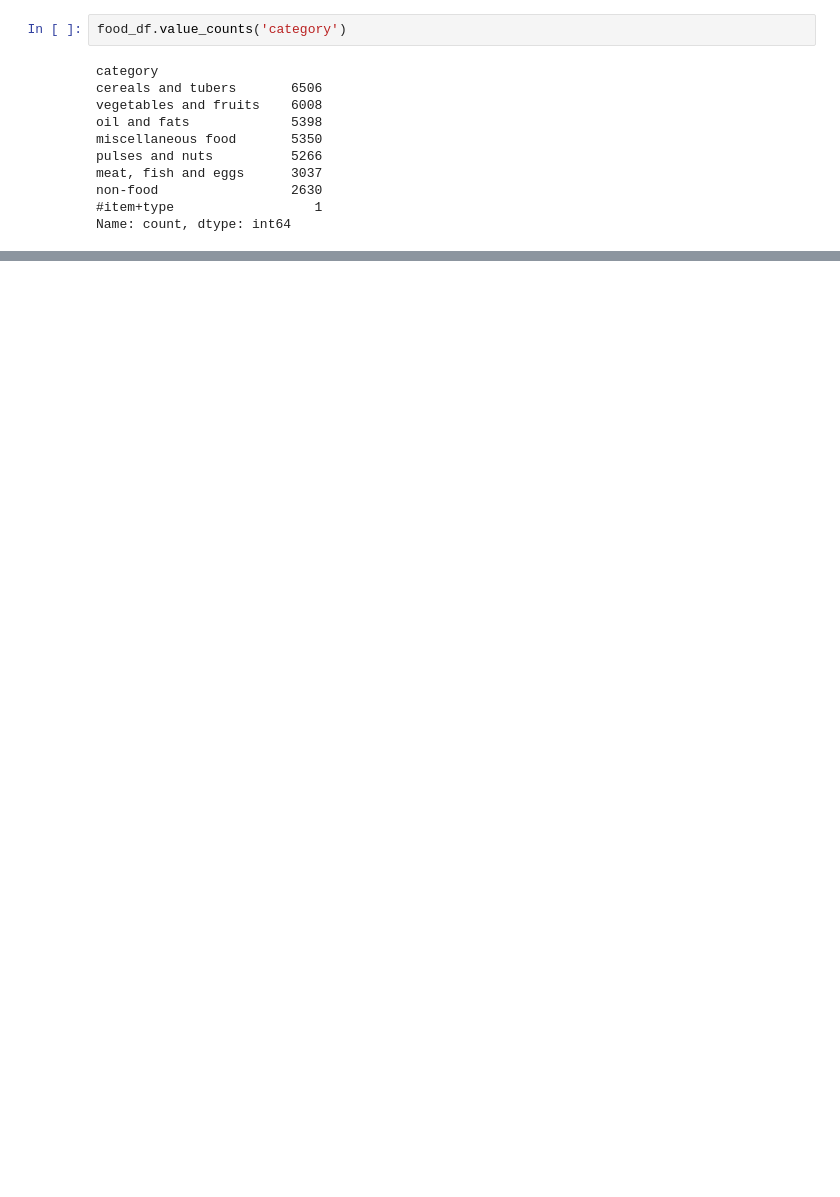
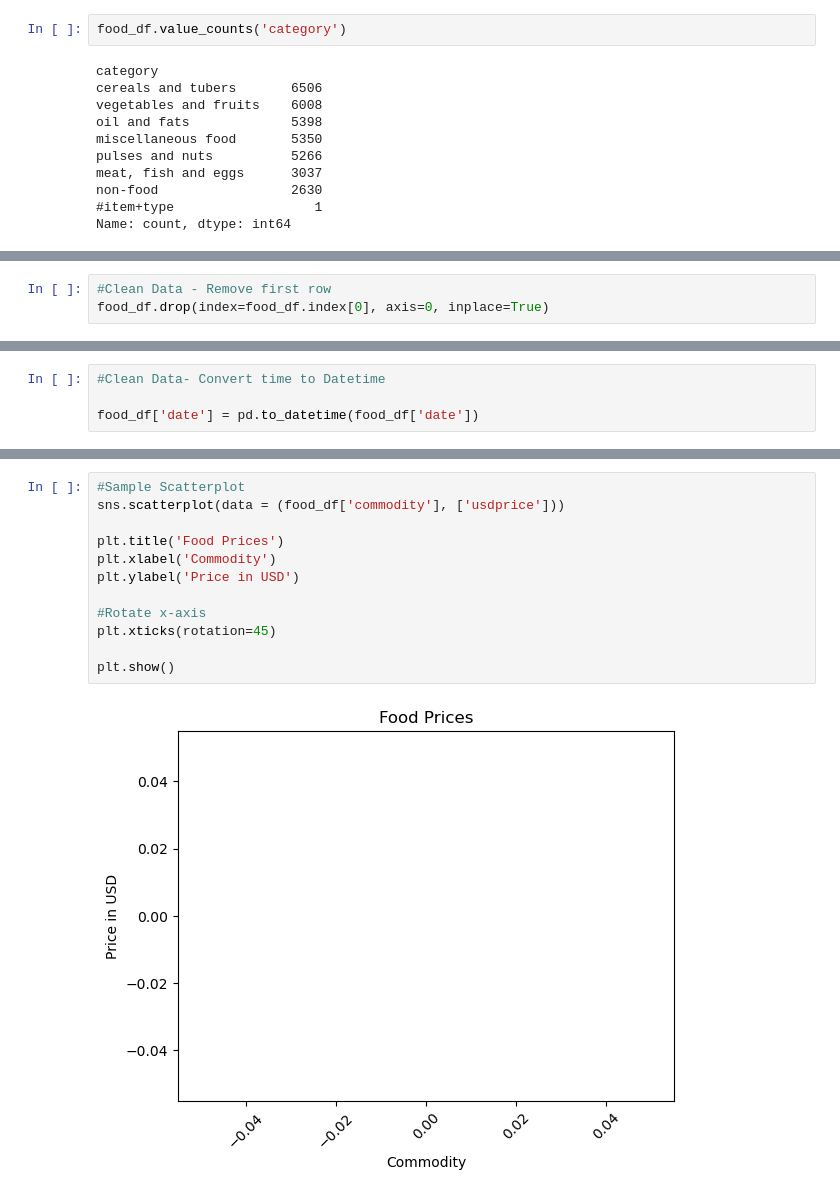
Before and after one commit to cat-mang/Myanmar_Food, a Jupyter notebook: notebooks/eda.ipynb, the cells around one changed output, grey strips where cells are left out. Saved outputs shown, nothing was run; the diff lists cells and outputs as text; blank space fills up the shorter version.

```diff
--- a/notebooks/eda.ipynb
+++ b/notebooks/eda.ipynb
@@ -101,0 +112,3 @@ Name: count, dtype: int64
+# %%
+#Clean Data - Remove first row
+food_df.drop(index=food_df.index[0], axis=0, inplace=True)
@@ -101,0 +124,4 @@ Name: count, dtype: int64
+# %%
+#Clean Data- Convert time to Datetime
+
+food_df['date'] = pd.to_datetime(food_df['date'])
@@ -101,0 +319,14 @@ Name: count, dtype: int64
+# %%
+#Sample Scatterplot
+sns.scatterplot(data = (food_df['commodity'], ['usdprice']))
+
+plt.title('Food Prices')
+plt.xlabel('Commodity')
+plt.ylabel('Price in USD')
+
+#Rotate x-axis
+plt.xticks(rotation=45)
+
+plt.show()
+# %% [output]
+[figure, added]
```
Also changed, not shown: parts of 23 cells of this notebook, 1 other file.
